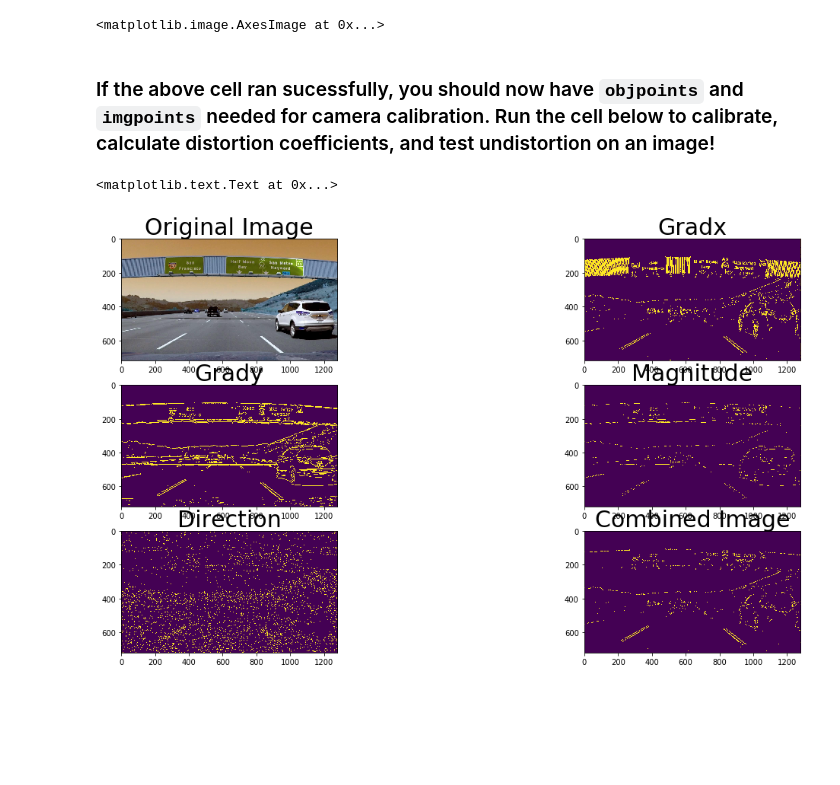
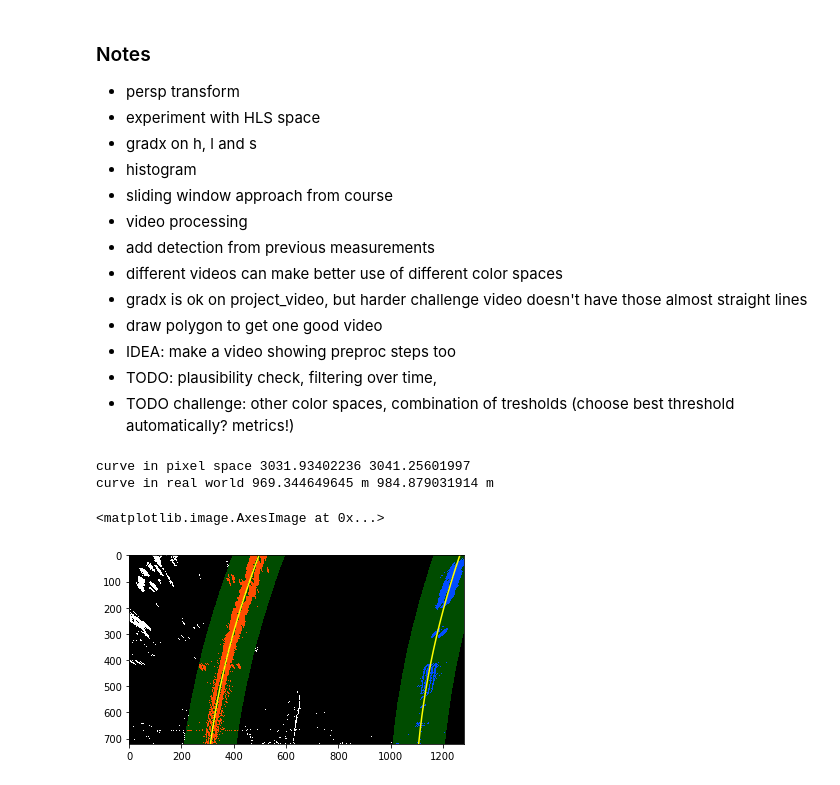
Before and after one commit to mwolfram/CarND-Advanced-Lane-Lines-mwolfram, a Jupyter notebook: pipeline.ipynb, the cells around one changed output. Cells and saved outputs as stored; diff of their text form; code cells hidden in the pictures; blank space fills up the shorter version.

Commit message:
full pipeline without draw poly

```diff
--- a/pipeline.ipynb
+++ b/pipeline.ipynb
@@ -137,7 +0,0 @@ def dir_threshold(img, sobel_kernel=3, thresh=(0, np.pi/2)):
-# %%
-image = cv2.imread("signs_vehicles_xygrad.png")
-plt.imshow(image)
-# %% [output]
-<matplotlib.image.AxesImage at 0x...>
-# %% [markdown]
-### If the above cell ran sucessfully, you should now have `objpoints` and `imgpoints` needed for camera calibration.  Run the cell below to calibrate, calculate distortion coefficients, and test undistortion on an image!
@@ -144,38 +360,47 @@ plt.imshow(image)
+# %% [markdown]
+### Notes
+
+* persp transform
+* experiment with HLS space
+* gradx on h, l and s
+* histogram
+* sliding window approach from course
+* video processing
+* add detection from previous measurements
+* different videos can make better use of different color spaces
+* gradx is ok on project_video, but harder challenge video doesn't have those almost straight lines
+* draw polygon to get one good video
+* IDEA: make a video showing preproc steps too
+* TODO: plausibility check, filtering over time,
+* TODO challenge: other color spaces, combination of tresholds (choose best threshold automatically? metrics!)
 # %%
-%matplotlib inline
+#left_fit = None
+#right_fit = None
+
+image = cv2.imread("test_images/test6.jpg")
+plt.imshow(process_image(image))
+
+#image = cv2.imread("test_images/straight_lines2.jpg")
 
 # Choose a Sobel kernel size
-ksize = 3 # Choose a larger odd number to smooth gradient measurements
+#ksize = 5 # Choose a larger odd number to smooth gradient measurements
 
 # Apply each of the thresholding functions
-gradx = abs_sobel_thresh(image, orient='x', sobel_kernel=ksize, thresh=(20, 100))
-grady = abs_sobel_thresh(image, orient='y', sobel_kernel=ksize, thresh=(20, 100))
-mag_binary = mag_thresh(image, sobel_kernel=ksize, mag_thresh=(70, 100))
-dir_binary = dir_threshold(image, sobel_kernel=ksize, thresh=(0.85, 1.05))
+#gradx = abs_sobel_thresh(S(image), orient='x', sobel_kernel=ksize, thresh=(10, 100))
+#grady = abs_sobel_thresh(S(image), orient='y', sobel_kernel=ksize, thresh=(10, 100))
+#mag_binary = mag_thresh(S(image), sobel_kernel=ksize, mag_thresh=(10, 100))
+#dir_binary = dir_threshold(L(image), sobel_kernel=ksize, thresh=(0.1, 0.3))
 
-combined = np.zeros_like(dir_binary)
+#histogram = np.sum(gradx[int(gradx.shape[0]/2):,:], axis=0)
+#plt.plot(histogram)
+
+#return sliding_window(gradx)
+
+#combined = np.zeros_like(dir_binary)
 #combined[((gradx == 1) & (grady == 1)) | ((mag_binary == 1) & (dir_binary == 1))] = 1
-combined[(gradx == 1) & (grady == 1)] = 1
-
-#cv2.imshow('image', image)
-#cv2.imshow('image', image)
-#cv2.imshow('image', image)
-#cv2.imshow('image', image)
-#cv2.imshow('combined', combined)
-
-f, ( (ax1, ax2), (ax3, ax4), (ax5, ax6) ) = plt.subplots(3, 2, figsize=(20,10))
-ax1.imshow(image)
-ax1.set_title('Original Image', fontsize=30)
-ax2.imshow(gradx)
-ax2.set_title('Gradx', fontsize=30)
-ax3.imshow(grady)
-ax3.set_title('Grady', fontsize=30)
-ax4.imshow(mag_binary)
-ax4.set_title('Magnitude', fontsize=30)
-ax5.imshow(dir_binary)
-ax5.set_title('Direction', fontsize=30)
-ax6.imshow(combined)
-ax6.set_title('Combined Image', fontsize=30)
+#combined[(gradx == 1) & (grady == 1)] = 1
 # %% [output]
-<matplotlib.text.Text at 0x...>
+curve in pixel space 3031.93402236 3041.25601997
+curve in real world 969.344649645 m 984.879031914 m
+<matplotlib.image.AxesImage at 0x...>
-[figure, old version]
+[figure, new version]
```
Also changed, not shown: parts of 7 cells of this notebook.
